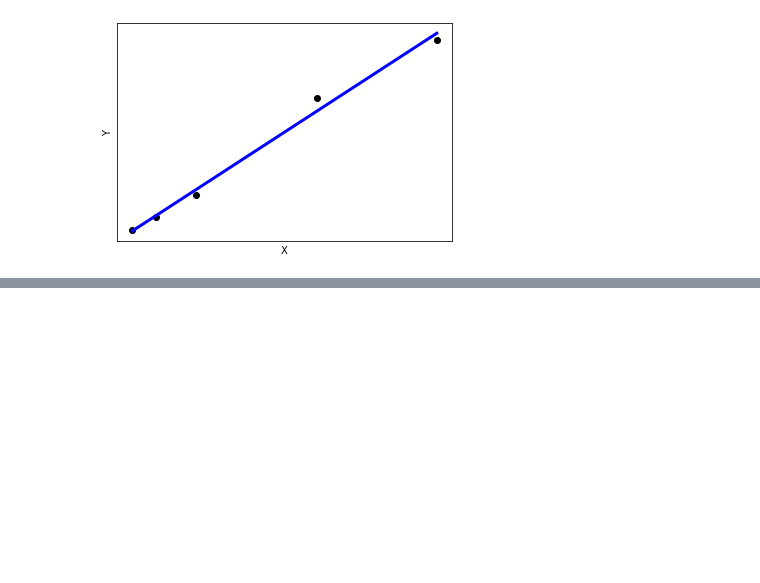
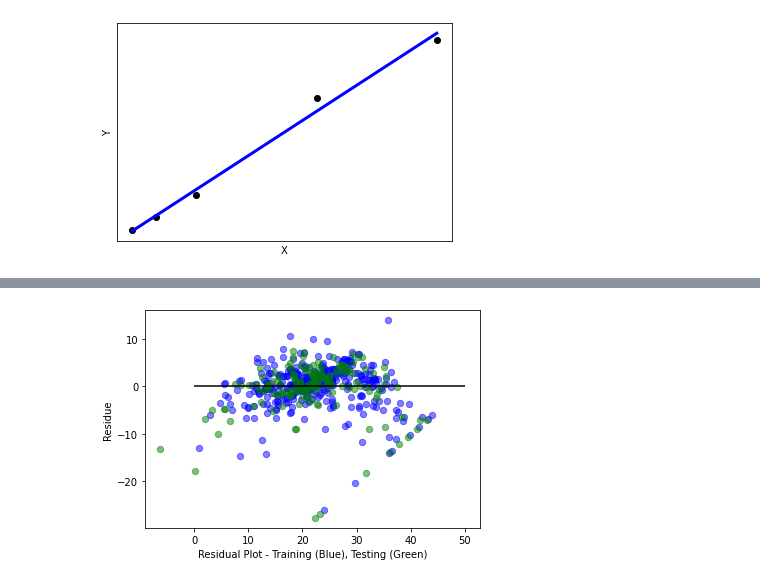
Before and after one commit to DiasMelissa/PythonProfound, a Jupyter notebook: Script19.ipynb, the cells around one changed output, grey strips where cells are left out. Saved outputs shown, nothing was run; the diff lists cells and outputs as text; code cells hidden in the pictures; blank space fills up the shorter version.

```diff
--- a/Script19.ipynb
+++ b/Script19.ipynb
@@ -96,0 +289,2 @@ plt.show()
+# %%
+X_treino, X_teste, Y_treino, Y_teste = train_test_split(X, df.PRICE, test_size = 0.3, random_state =5)
@@ -96,0 +295,2 @@ plt.show()
+# %%
+regr = LinearRegression()
@@ -96,0 +304,9 @@ plt.show()
+# %%
+plt.scatter(regr.predict(X_treino), regr.predict(X_treino) - Y_treino, c ='b', s= 40, alpha = 0.5)
+plt.scatter(regr.predict(X_teste), regr.predict(X_teste) - Y_teste, c ='g', s= 40, alpha = 0.5)
+plt.hlines(y = 0, xmin = 0, xmax = 50)
+plt.ylabel("Residue")
+plt.xlabel("Residual Plot - Training (Blue), Testing (Green)")
+plt.show()
+# %% [output]
+[figure, added]
```
Also changed, not shown: parts of 27 cells of this notebook.
